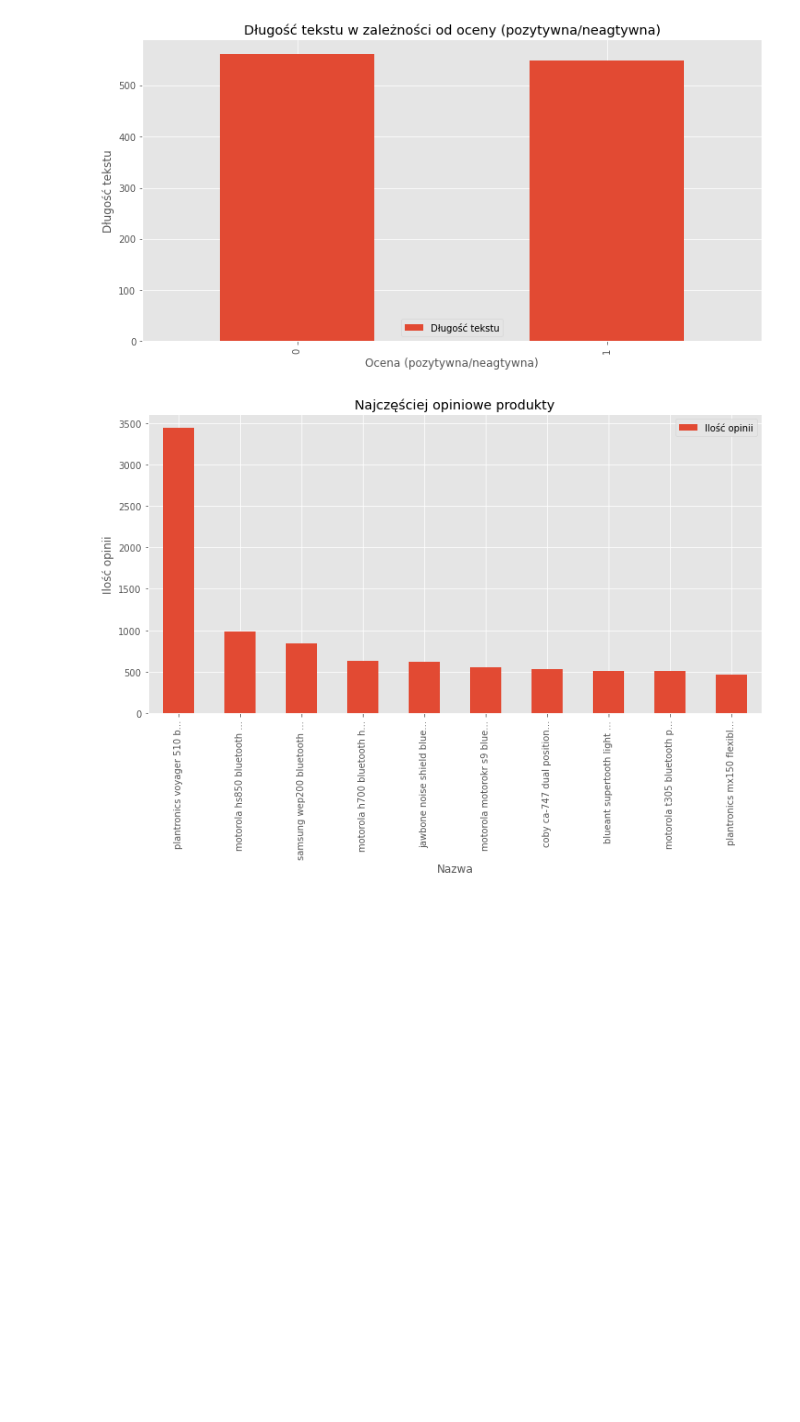
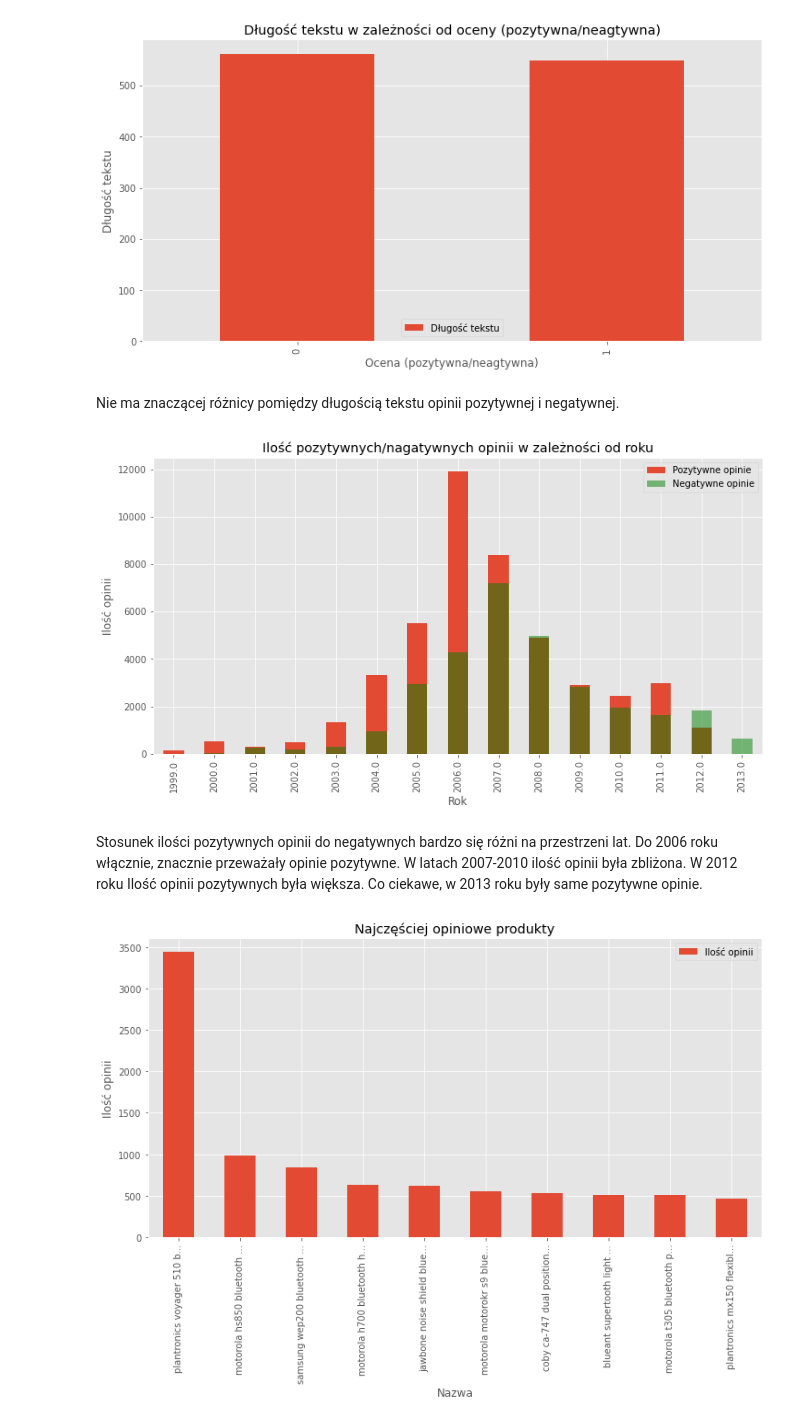
Before and after one commit to Dominik242633/Amazon-Reviews, a Jupyter notebook: Data analysis.ipynb, the cells around one changed output. Drawn from its saved outputs; the diff is of its cells as text; code cells hidden in the pictures; blank space fills up the shorter version.

```diff
--- a/Data analysis.ipynb
+++ b/Data analysis.ipynb
@@ -392,6 +404,18 @@ set_plot_properties("Długość tekstu w zależności od oceny (pozytywna/neagty
                     'Ocena (pozytywna/neagtywna)', 'Długość tekstu')
 # %% [output]
 [figure]
+# %% [markdown]
+Nie ma znaczącej różnicy pomiędzy długością tekstu opinii pozytywnej i negatywnej.
+# %%
+df['year'].where(df['score_bool'] == 1).value_counts().sort_index().plot(kind='bar',
+                                                                         label='Pozytywne opinie', figsize=figure_size)
+df['year'].where(df['score_bool'] == 0).value_counts().sort_index().plot(kind='bar', label='Negatywne opinie',
+                                                                         color='g', figsize=figure_size, alpha=0.5)
+set_plot_properties("Ilość pozytywnych/nagatywnych opinii w zależności od roku", 'Rok', 'Ilość opinii')
+# %% [output]
+[figure, new version]
+# %% [markdown]
+Stosunek ilości pozytywnych opinii do negatywnych bardzo się różni na przestrzeni lat. Do 2006 roku włącznie, znacznie przeważały opinie pozytywne. W latach 2007-2010 ilość opinii była zbliżona. W 2012 roku Ilość opinii pozytywnych była większa. Co ciekawe, w 2013 roku były same pozytywne opinie.
 # %%
 df['title'].value_counts()[:10].plot(kind='bar', label='Ilość opinii', figsize=figure_size)
 plt.xticks([i for i in range(10)], labels=[str(xtick[:25]) + '...' for xtick in df['title'].value_counts().index[:10]])
```
Also changed, not shown: parts of 49 cells of this notebook.
